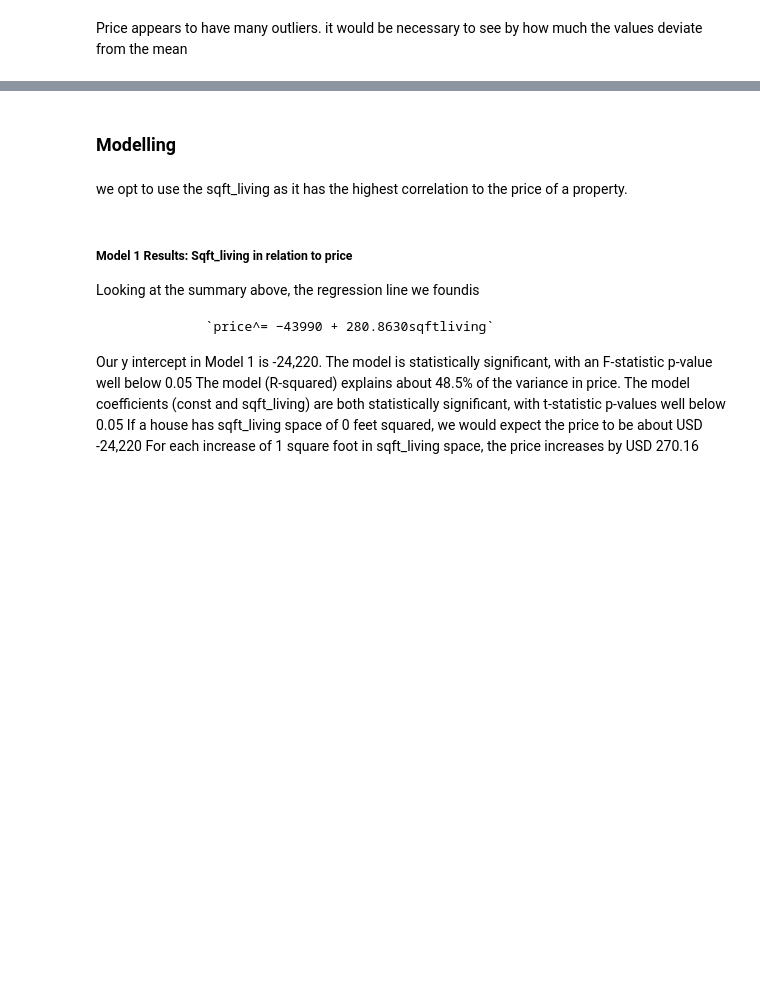
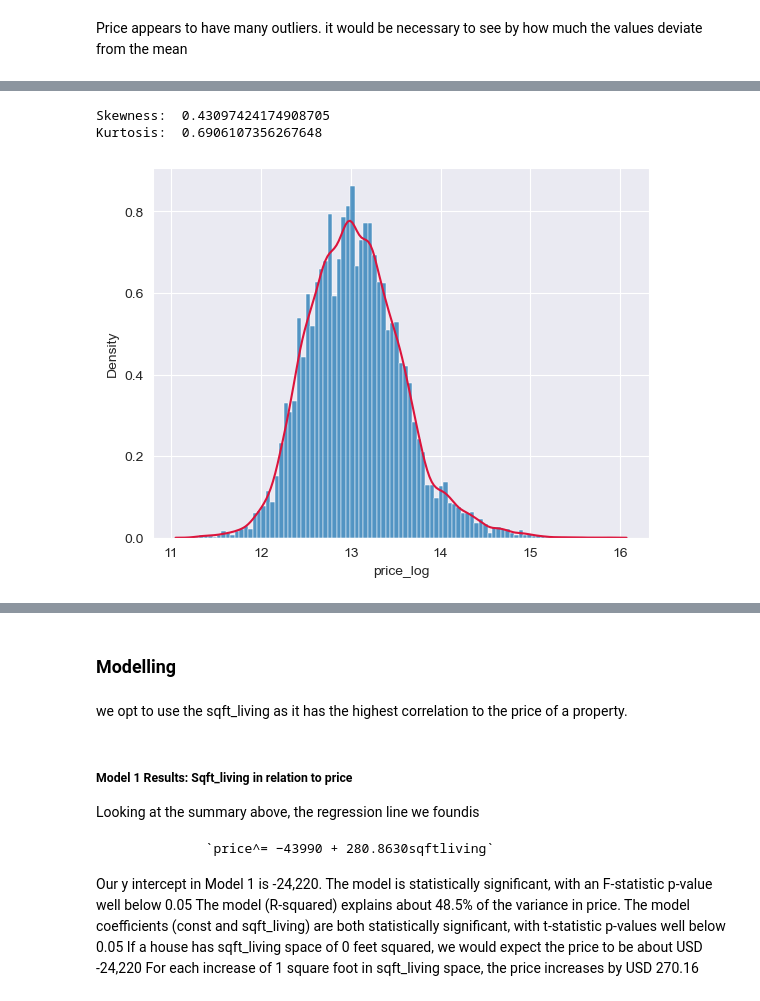
Before and after one commit to kafura0/House_Price_Prediction_KingCounty, a Jupyter notebook: student.ipynb, the cells around one changed output, grey strips where cells are left out. Drawn from its saved outputs; the diff is of its cells as text; code cells hidden in the pictures; blank space fills up the shorter version.

```diff
--- a/student.ipynb
+++ b/student.ipynb
@@ -379,0 +358,14 @@ price_limits
+# %%
+# overwrite the price column with the log price
+raw_df['price_log'] = np.log(raw_df.price)
+
+# plot the log price distribution to see if it became normal
+ax = sns.histplot(raw_df.price_log, kde=False, stat='density')
+sns.kdeplot(data=raw_df, x="price_log", color='crimson', ax=ax)
+
+print("Skewness: ", stats.skew(raw_df.price_log))
+print("Kurtosis: ", stats.kurtosis(raw_df.price_log))
+# %% [output]
+Skewness:  0.43097424174908705
+Kurtosis:  0.6906107356267648
+[figure, added]
```
Also changed, not shown: parts of 63 cells of this notebook, 1 other file.
